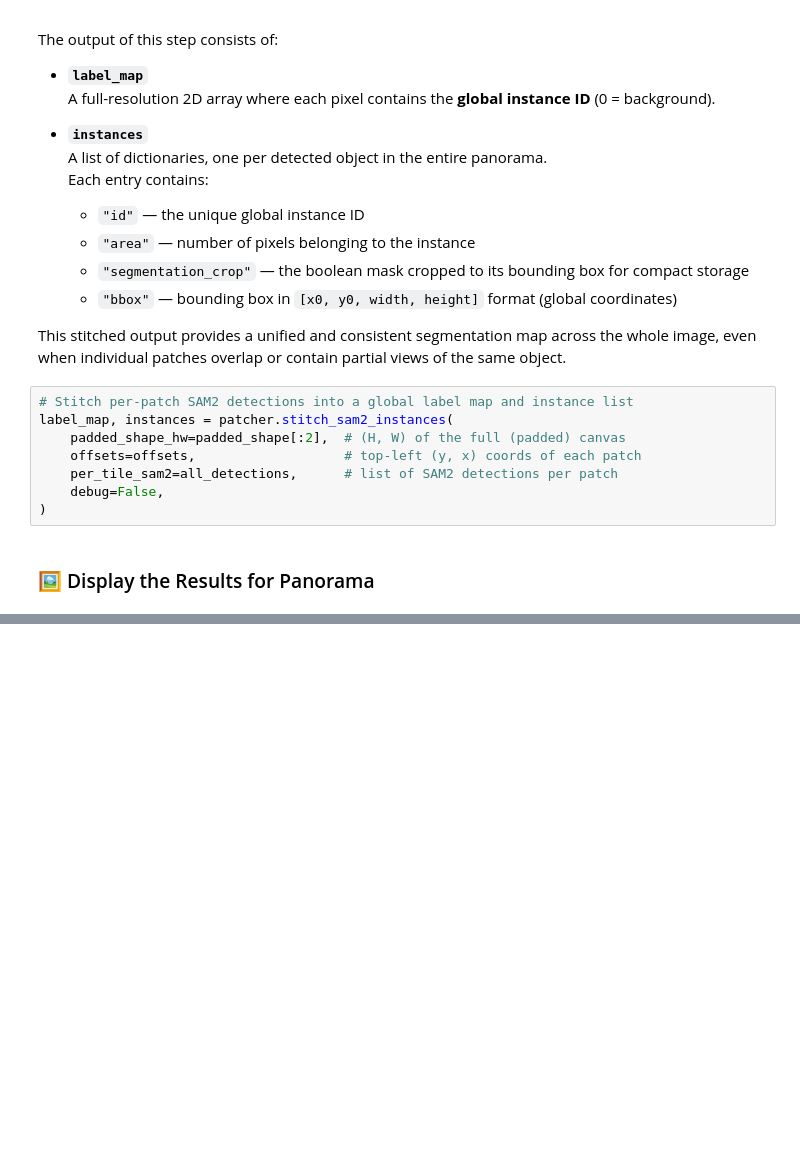
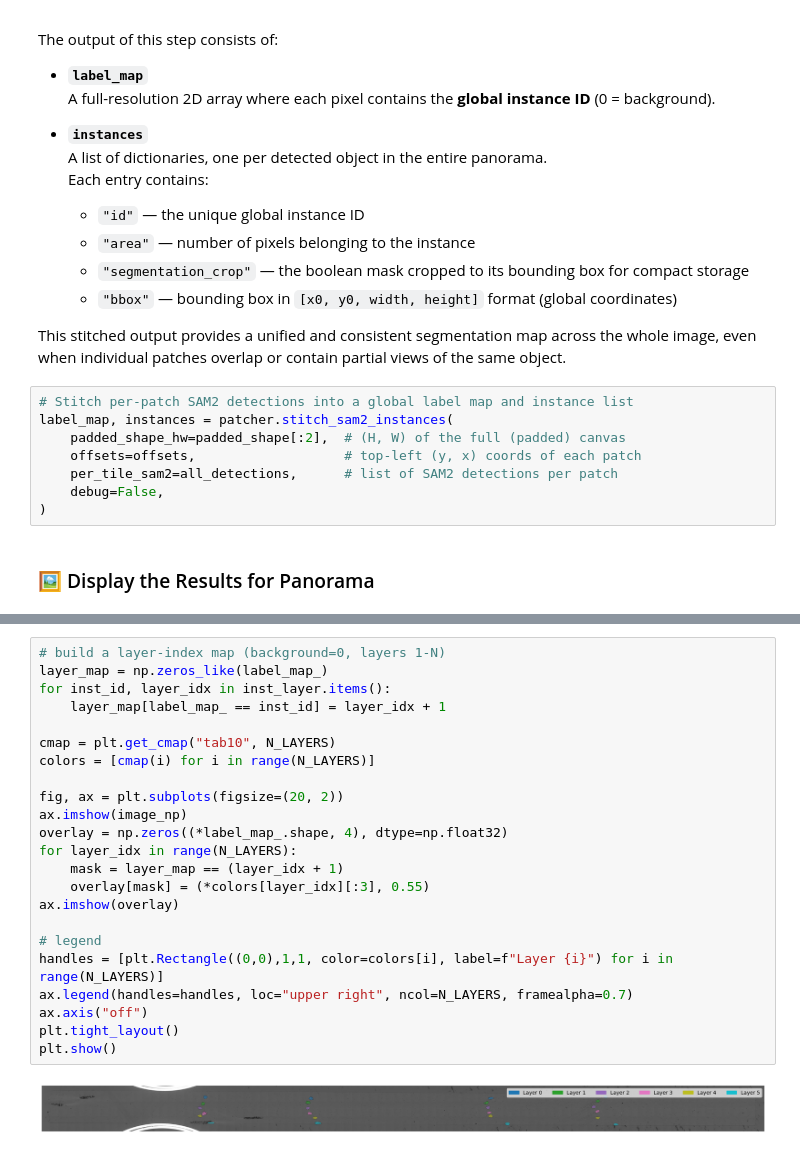
Before and after one commit to choROPeNt/segment-anything-2, a Jupyter notebook: notebooks/colab_analysis_binder.ipynb, the cells around one changed output, grey strips where cells are left out. Drawn from its saved outputs; the diff is of its cells as text; blank space fills up the shorter version.

```diff
--- a/notebooks/colab_analysis_binder.ipynb
+++ b/notebooks/colab_analysis_binder.ipynb
@@ -530,0 +601,25 @@ plt.show()
+# %%
+# build a layer-index map (background=0, layers 1-N)
+layer_map = np.zeros_like(label_map_)
+for inst_id, layer_idx in inst_layer.items():
+    layer_map[label_map_ == inst_id] = layer_idx + 1
+
+cmap = plt.get_cmap("tab10", N_LAYERS)
+colors = [cmap(i) for i in range(N_LAYERS)]
+
+fig, ax = plt.subplots(figsize=(20, 2))
+ax.imshow(image_np)
+overlay = np.zeros((*label_map_.shape, 4), dtype=np.float32)
+for layer_idx in range(N_LAYERS):
+    mask = layer_map == (layer_idx + 1)
+    overlay[mask] = (*colors[layer_idx][:3], 0.55)
+ax.imshow(overlay)
+
+# legend
+handles = [plt.Rectangle((0,0),1,1, color=colors[i], label=f"Layer {i}") for i in range(N_LAYERS)]
+ax.legend(handles=handles, loc="upper right", ncol=N_LAYERS, framealpha=0.7)
+ax.axis("off")
+plt.tight_layout()
+plt.show()
+# %% [output]
+[figure, added]
```
Also changed, not shown: parts of 22 cells of this notebook.
